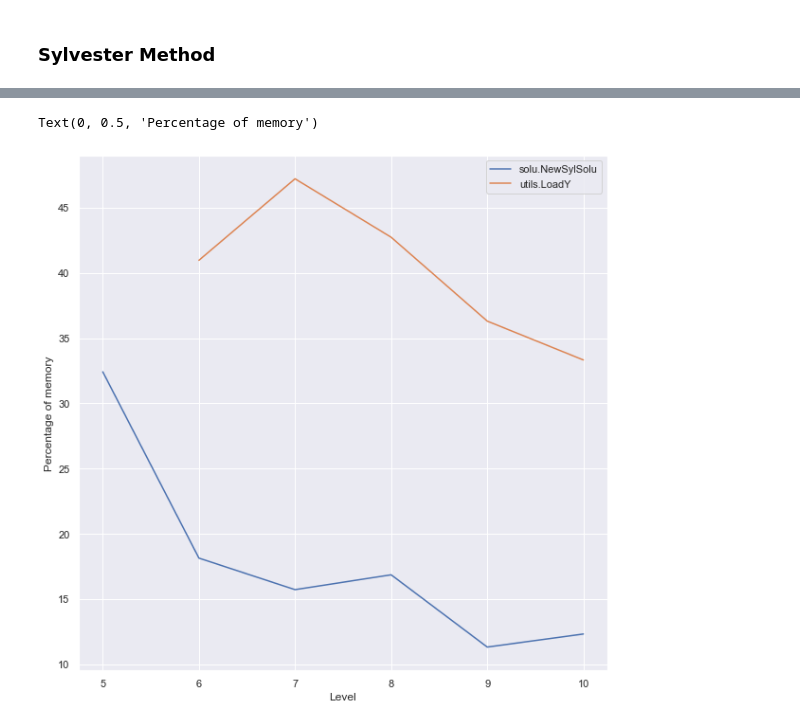
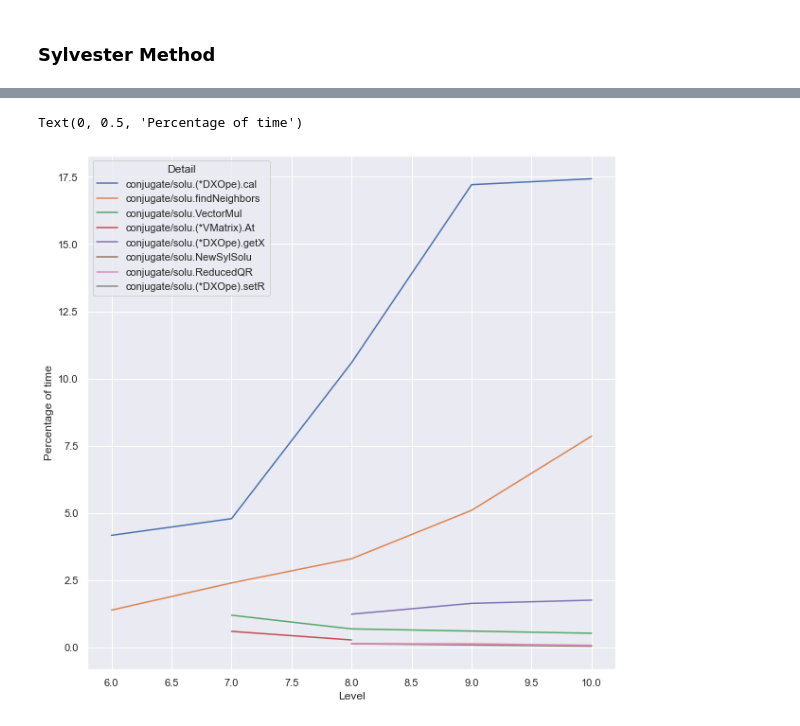
Before and after one commit to dungpt3003/cmb, a Jupyter notebook: notebooks/results.ipynb, the cells around one changed output, grey strips where cells are left out. Cells and saved outputs as stored; diff of their text form; code cells hidden in the pictures.

Commit message:
Update report with flat% in time evaluation

```diff
--- a/notebooks/results.ipynb
+++ b/notebooks/results.ipynb
@@ -180,6 +212,6 @@ Text(0, 0.5, 'Percentage of memory')
 # %% [markdown]
 ### Sylvester Method
 # %%
-df_mem = df[df['Type'] == 'memory']
-top_commands = ['conjugate/solu.NewSylSolu', 'conjugate/utils.LoadY']
-df_syl_mem = df_mem[(df_mem['Algorithm'] == 'syl') & (df['Detail'].isin(top_commands)) & (df['Level'] >= 5)]
+df_syl_time = df[(df['Type'] == 'time') & (df['Algorithm'] == 'syl') & (df['Level'] >= 4) \
+                & (df['Flat%'] > 0) & (df['Detail'].str.startswith('conjugate'))]
+df_syl_time.sort_values(by=['Flat%'], ascending=False).head()
@@ -186,8 +237,7 @@ df_syl_mem = df_mem[(df_mem['Algorithm'] == 'syl') & (df['Detail'].isin(top_comm
 # %%
-sns.lineplot(data=df_syl_mem, x='Level', y='Cum%', hue='Detail')
-plt.legend(['solu.NewSylSolu', 'utils.LoadY'])
-plt.ylabel("Percentage of memory")
+sns.lineplot(data=df_syl_time, x='Level', y='Flat%', hue='Detail')
+plt.ylabel("Percentage of time")
 # %% [output]
-Text(0, 0.5, 'Percentage of memory')
+Text(0, 0.5, 'Percentage of time')
-[figure, old version]
+[figure, new version]
 # %%
```
Also changed, not shown: parts of 10 cells of this notebook, 3 other files.
